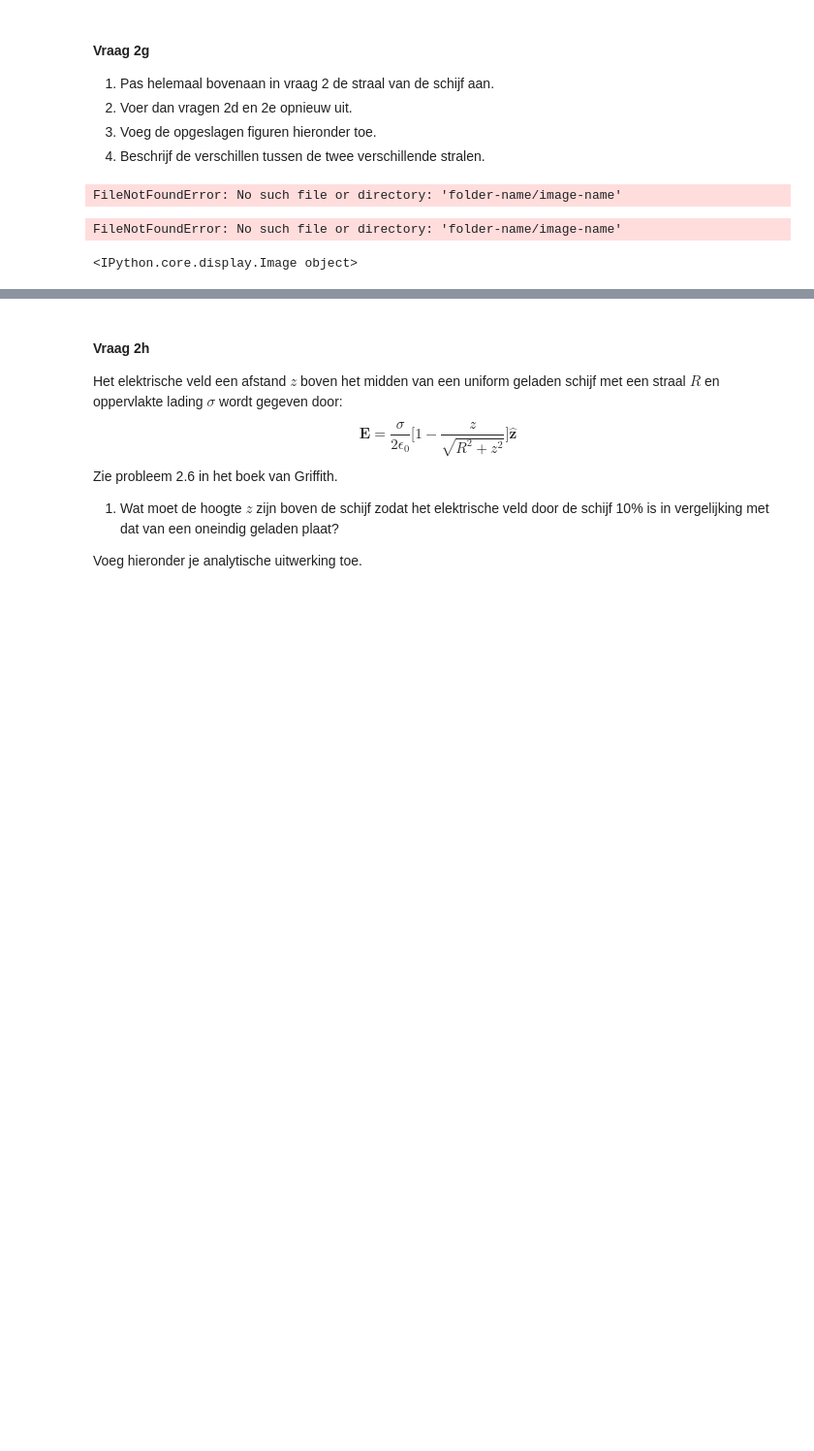
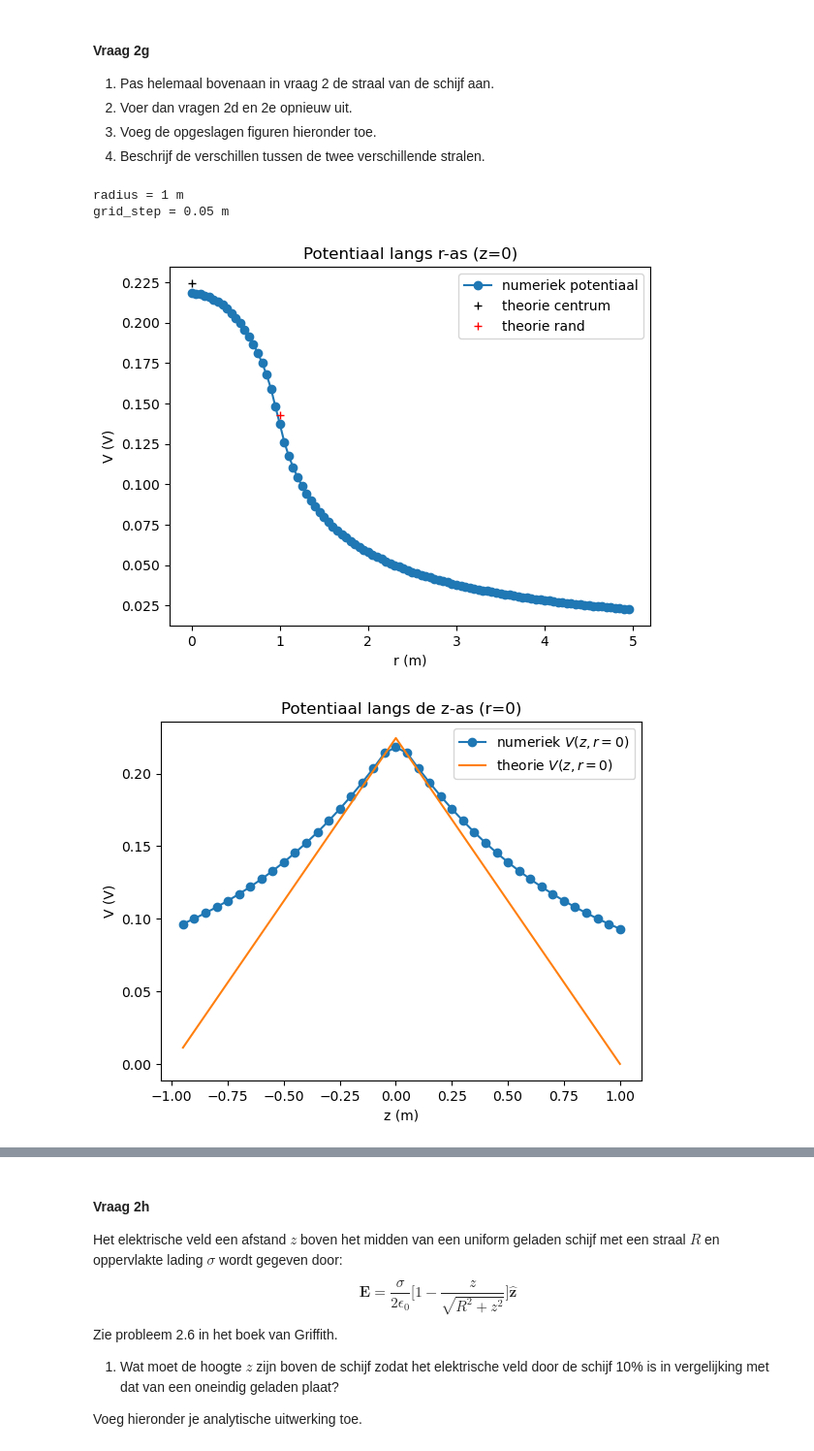
Before and after one commit to JensGroen/opdrachten-DEF-D, a Jupyter notebook: DigitaleOntwerpopdrachten/1CondensatorOpdracht/CondensatorOntwerpopdracht.ipynb, the cells around one changed output, grey strips where cells are left out. Shown at 97% size. Drawn from its saved outputs; the diff is of its cells as text; code cells hidden in the pictures; blank space fills up the shorter version.

```diff
--- a/DigitaleOntwerpopdrachten/1CondensatorOpdracht/CondensatorOntwerpopdracht.ipynb
+++ b/DigitaleOntwerpopdrachten/1CondensatorOpdracht/CondensatorOntwerpopdracht.ipynb
@@ -339,10 +340,14 @@ ValueError: x and y can be no greater than 2D, but have shapes (98,) and (98, 1,
 4. Beschrijf de verschillen tussen de twee verschillende stralen.
 # %%
 ###
-###Jouw code hier###
+print("radius = 1 m")
+print("grid_step = 0.05 m")
 ###
-display(Image("folder-name/image-name"))
+display(Image("figures/1.png"))
+display(Image("figures/2.png"))
+display(Image("figures/3.png"))
 # %% [output]
-FileNotFoundError: No such file or directory: 'folder-name/image-name'
+radius = 1 m
+grid_step = 0.05 m
-FileNotFoundError: No such file or directory: 'folder-name/image-name'
-<IPython.core.display.Image object>
+[figure, added]
+[figure, added]
```
Also changed, not shown: parts of 6 cells of this notebook, 4 other files.
